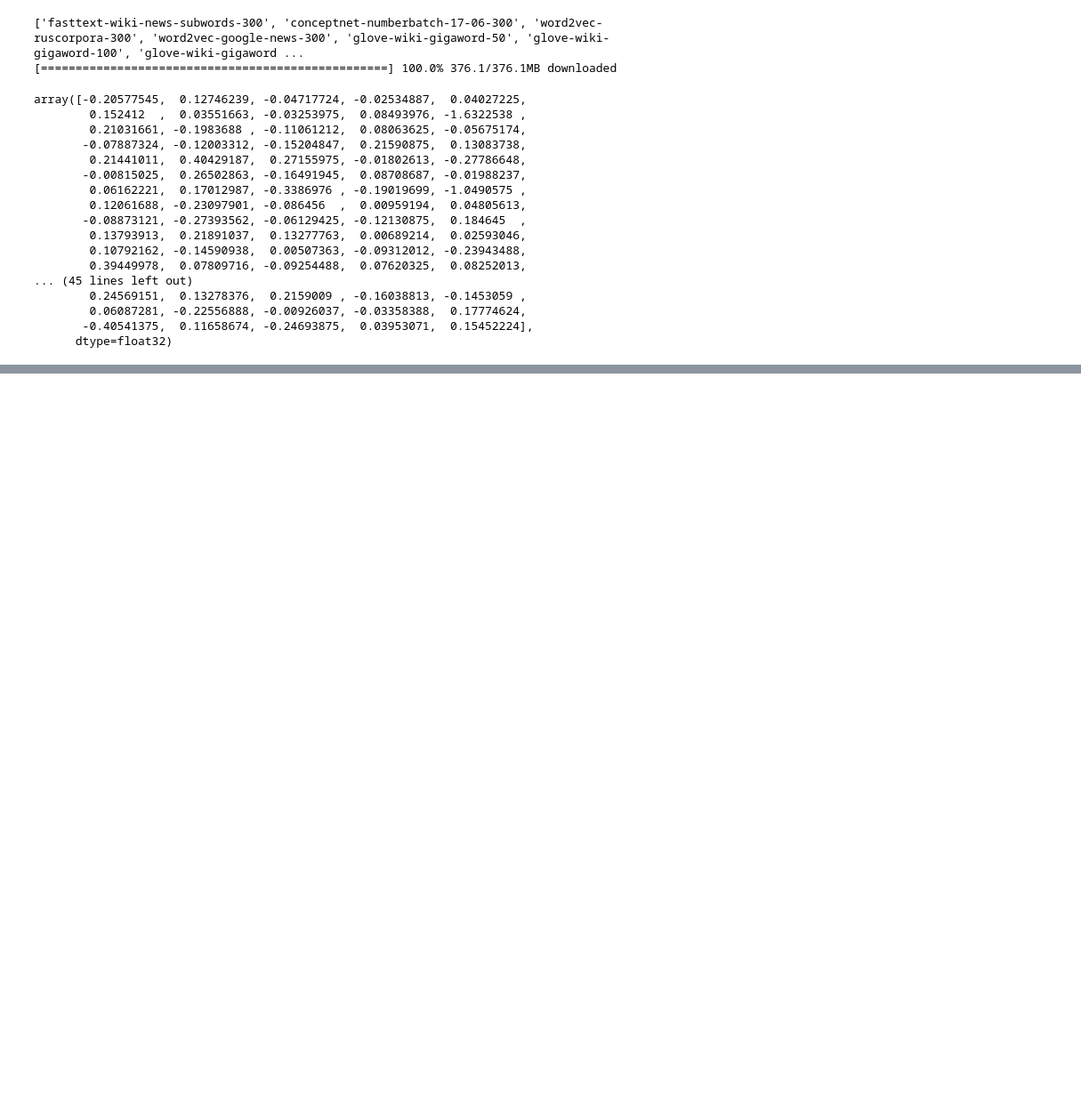
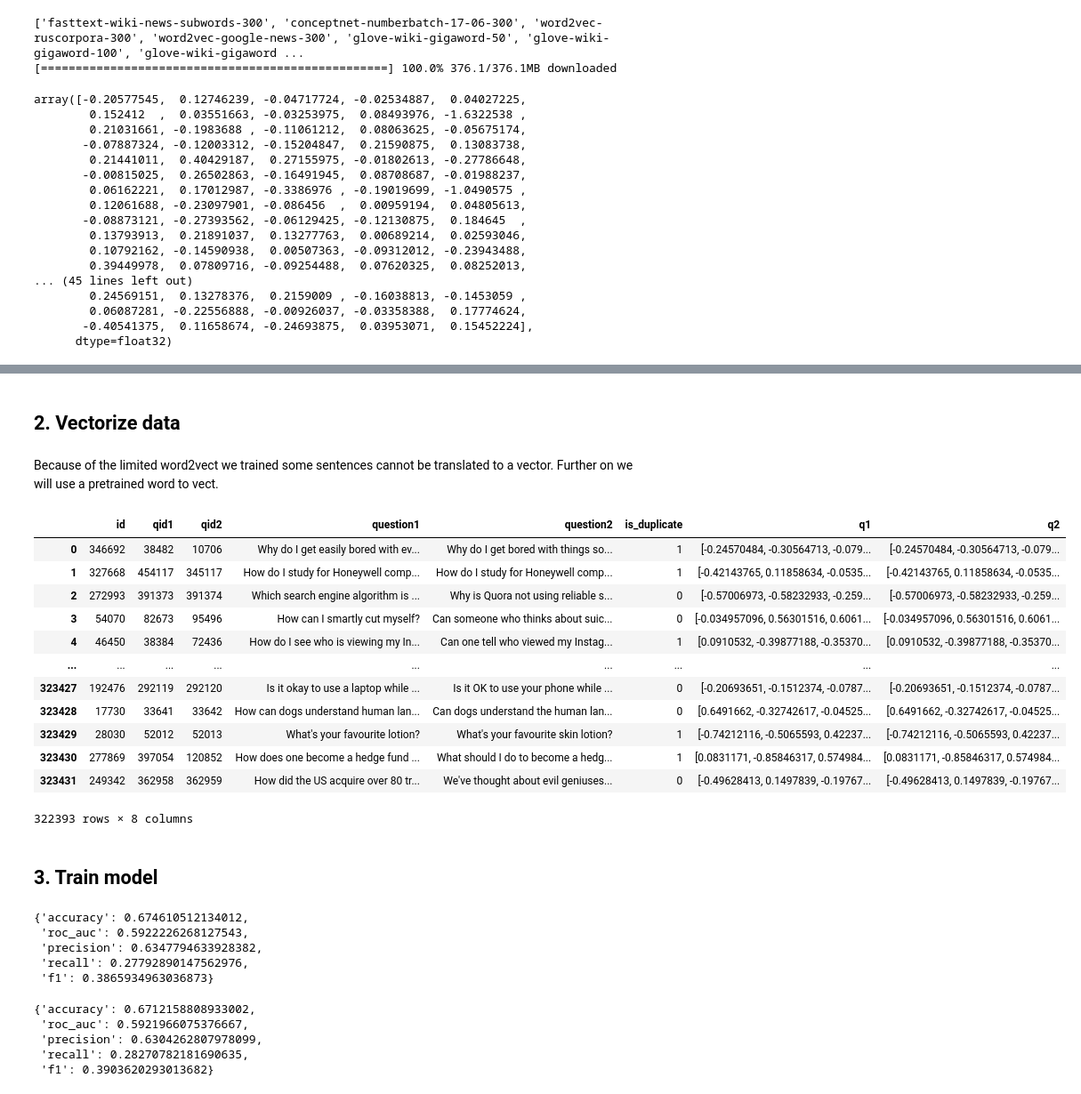
Before and after one commit to ClaudiaValverde/quora-challenge, a Jupyter notebook: utils_Alejandro.ipynb, the cells around one changed output, grey strips where cells are left out. Shown at 89% size. Cells and saved outputs as stored; diff of their text form; code cells hidden in the pictures; blank space fills up the shorter version.

Commit message:
Moodifications to various utils and testing some models with word2vec

```diff
--- a/utils_Alejandro.ipynb
+++ b/utils_Alejandro.ipynb
@@ -192,0 +263,5 @@ array([-0.20577545,  0.12746239, -0.04717724, -0.02534887,  0.04027225,
+# %%
+#Import data and drop nans
+df = pd.read_csv("../nlp_deliv1_materials/quora_train_data.csv")
+df.dropna(inplace=True)
+df
@@ -192,0 +289,29 @@ array([-0.20577545,  0.12746239, -0.04717724, -0.02534887,  0.04027225,
+# %% [markdown]
+## 2. Vectorize data
+# %%
+#We proceed to vetorize the entences with the functions we defined
+df_clean = pd.read_csv('clean_w2v_data.csv')
+vec = get_Word2Vect_from_clean(df_clean)# KeyedVectors.load("pretrained.model"))
+df['q1'] = vec[0]
+df['q2'] = vec[1]
+# %% [markdown]
+Because of the limited word2vect we trained some sentences cannot be translated to a vector. Further on we will use a pretrained word to vect.
+# %%
+df.dropna(inplace=True)
+df
+# %% [output]
+|  | id | qid1 | qid2 | question1 | question2 | is_duplicate | q1 | q2 |
+| 0 | 346692 | 38482 | 10706 | Why do I get easily bored with ev... | Why do I get bored with things so... | 1 | [-0.24570484, -0.30564713, -0.079... | [-0.24570484, -0.30564713, -0.079... |
+| 1 | 327668 | 454117 | 345117 | How do I study for Honeywell comp... | How do I study for Honeywell comp... | 1 | [-0.42143765, 0.11858634, -0.0535... | [-0.42143765, 0.11858634, -0.0535... |
+| 2 | 272993 | 391373 | 391374 | Which search engine algorithm is ... | Why is Quora not using reliable s... | 0 | [-0.57006973, -0.58232933, -0.259... | [-0.57006973, -0.58232933, -0.259... |
+| 3 | 54070 | 82673 | 95496 | How can I smartly cut myself? | Can someone who thinks about suic... | 0 | [-0.034957096, 0.56301516, 0.6061... | [-0.034957096, 0.56301516, 0.6061... |
+| 4 | 46450 | 38384 | 72436 | How do I see who is viewing my In... | Can one tell who viewed my Instag... | 1 | [0.0910532, -0.39877188, -0.35370... | [0.0910532, -0.39877188, -0.35370... |
+| ... | ... | ... | ... | ... | ... | ... | ... | ... |
+| 323427 | 192476 | 292119 | 292120 | Is it okay to use a laptop while ... | Is it OK to use your phone while ... | 0 | [-0.20693651, -0.1512374, -0.0787... | [-0.20693651, -0.1512374, -0.0787... |
+| 323428 | 17730 | 33641 | 33642 | How can dogs understand human lan... | Can dogs understand the human lan... | 0 | [0.6491662, -0.32742617, -0.04525... | [0.6491662, -0.32742617, -0.04525... |
+| 323429 | 28030 | 52012 | 52013 | What's your favourite lotion? | What's your favourite skin lotion? | 1 | [-0.74212116, -0.5065593, 0.42237... | [-0.74212116, -0.5065593, 0.42237... |
+| 323430 | 277869 | 397054 | 120852 | How does one become a hedge fund ... | What should I do to become a hedg... | 1 | [0.0831171, -0.85846317, 0.574984... | [0.0831171, -0.85846317, 0.574984... |
+| 323431 | 249342 | 362958 | 362959 | How did the US acquire over 80 tr... | We've thought about evil geniuses... | 0 | [-0.49628413, 0.1497839, -0.19767... | [-0.49628413, 0.1497839, -0.19767... |
+322393 rows × 8 columns
+# %% [markdown]
+## 3. Train model
@@ -192,0 +327,18 @@ array([-0.20577545,  0.12746239, -0.04717724, -0.02534887,  0.04027225,
+# %%
+train_metrics1 = evaluate_model(X_train, y_train, model=logistic1, display=False)
+train_metrics1
+# %% [output]
+{'accuracy': 0.674610512134012,
+ 'roc_auc': 0.5922226268127543,
+ 'precision': 0.6347794633928382,
+ 'recall': 0.27792890147562976,
+ 'f1': 0.3865934963036873}
+# %%
+validation_metrics1 = evaluate_model(X_val, y_val, model=logistic1, display=False)
+validation_metrics1
+# %% [output]
+{'accuracy': 0.6712158808933002,
+ 'roc_auc': 0.5921966075376667,
+ 'precision': 0.6304262807978099,
+ 'recall': 0.28270782181690635,
+ 'f1': 0.3903620293013682}
```
Also changed, not shown: parts of 20 cells of this notebook, 3 other files.
